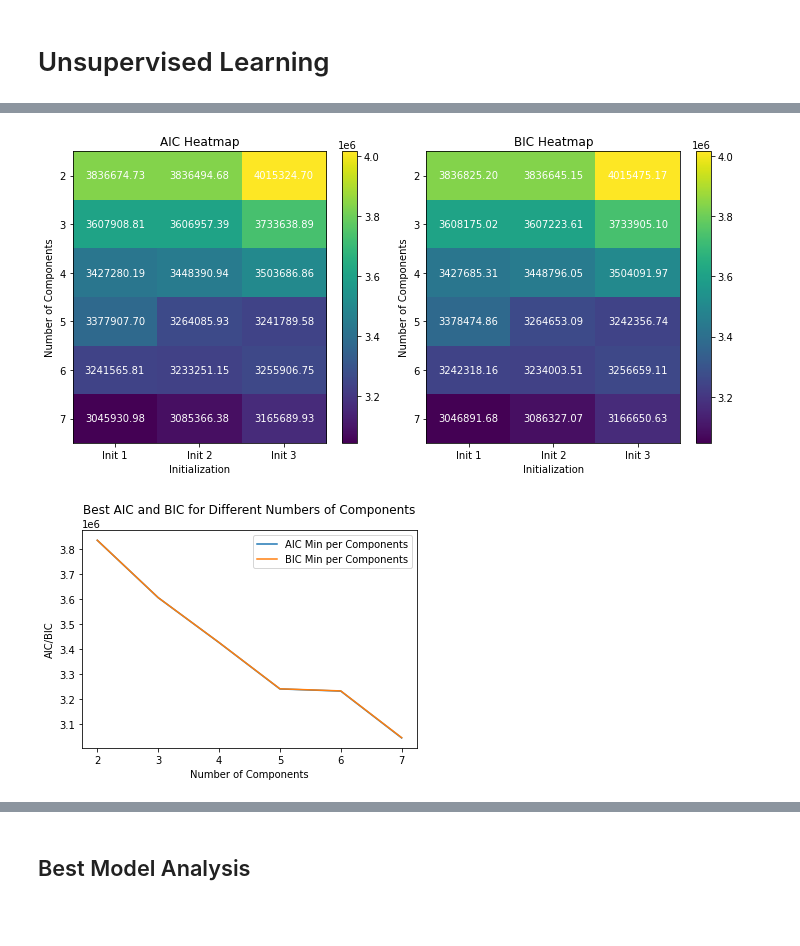
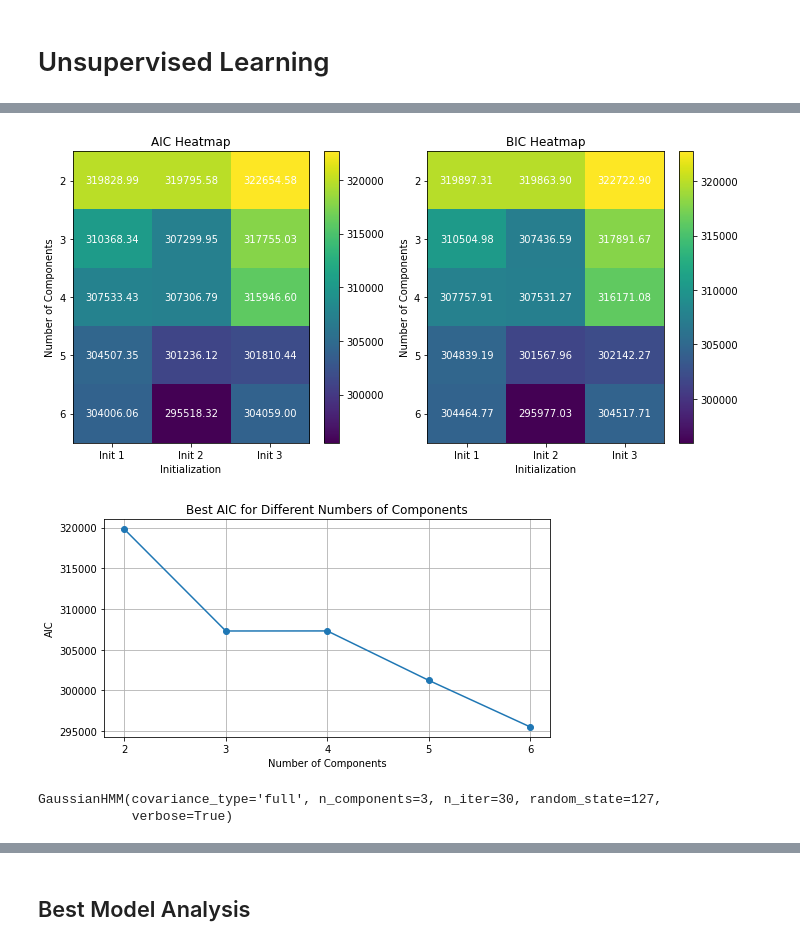
Before and after one commit to liuxk83/head-motion-analysis, a Jupyter notebook: notebooks/modeling_stats.ipynb, the cells around one changed output, grey strips where cells are left out. Drawn from its saved outputs; the diff is of its cells as text; code cells hidden in the pictures; blank space fills up the shorter version.

Commit message:
Add final versions of statistical models (HMMs)

```diff
--- a/notebooks/modeling_stats.ipynb
+++ b/notebooks/modeling_stats.ipynb
@@ -65,7 +110,7 @@ results = {}
 
 # Cross-validate HMM with different numbers of components
 # (Takes about 15 minutes on a single CPU core)
-for n_components in range(2, 6):
+for n_components in range(2, 7):
     print(f"Training HMM with {n_components} components")
     for i in range(n_init):
         print(f"Initialization {i + 1}/{n_init}")
@@ -339,8 +249,22 @@ Initialization 3/3
+# %%
+import pickle
+from hmmlearn.hmm import GaussianHMM
+
+RNG_SEED = 42
+np.random.seed(RNG_SEED)
+n_iter = 10
+n_init = 3
+
+filename = "results.pkl"
+
+# Load the dictionary
+with open(filename, 'rb') as file:
+    results = pickle.load(file)
 # %%
 # Generate heatmaps of AIC and BIC
 import matplotlib.pyplot as plt
 fig, axs = plt.subplots(1, 2, figsize=(10, 5))
-n_components_list = list(range(2, 8))
+n_components_list = list(range(2, 7))
 aic = np.array([[results[f'{n}_init_{i}']['aic'] for i in range(n_init)] for n in n_components_list])
 bic = np.array([[results[f'{n}_init_{i}']['bic'] for i in range(n_init)] for n in n_components_list])
 
@@ -364,4 +288,4 @@ plot_heatmap(bic, axs[1], 'BIC Heatmap')
 plt.tight_layout()
 plt.show()
 # %% [output]
-[figure, old version]
+[figure, new version]
@@ -368,14 +301,22 @@ plt.show()
 # %%
-plt.plot(aic.min(axis=1), label='AIC Min per Components')
-plt.plot(bic.min(axis=1), label='BIC Min per Components')
+plt.plot(aic.min(axis=1), 'o-', label='AIC Min per Components')
+#plt.plot(bic.min(axis=1), label='BIC Min per Components')
 plt.xticks(range(len(n_components_list)), n_components_list)
 plt.xlabel('Number of Components')
-plt.ylabel('AIC/BIC')
-plt.title('Best AIC and BIC for Different Numbers of Components')
-plt.legend()
+plt.ylabel('AIC')
+plt.title('Best AIC for Different Numbers of Components')
+#plt.legend()
+plt.gcf().set_size_inches(8, 4)
+plt.grid()
+plt.savefig('../outputs/best_aic_per_components.png', dpi=300)
 plt.show()
 # %% [output]
-[figure, old version]
+[figure, new version]
+# %%
+results['3_init_1']['model']
+# %% [output]
+GaussianHMM(covariance_type='full', n_components=3, n_iter=30, random_state=127,
+            verbose=True)
 # %%
 # Best model: 5 components, 3rd initialization
 # covariance_type='full', n_components=5, n_iter=50, random_state=212
```
Also changed, not shown: parts of 54 cells of this notebook, 8 other files.
